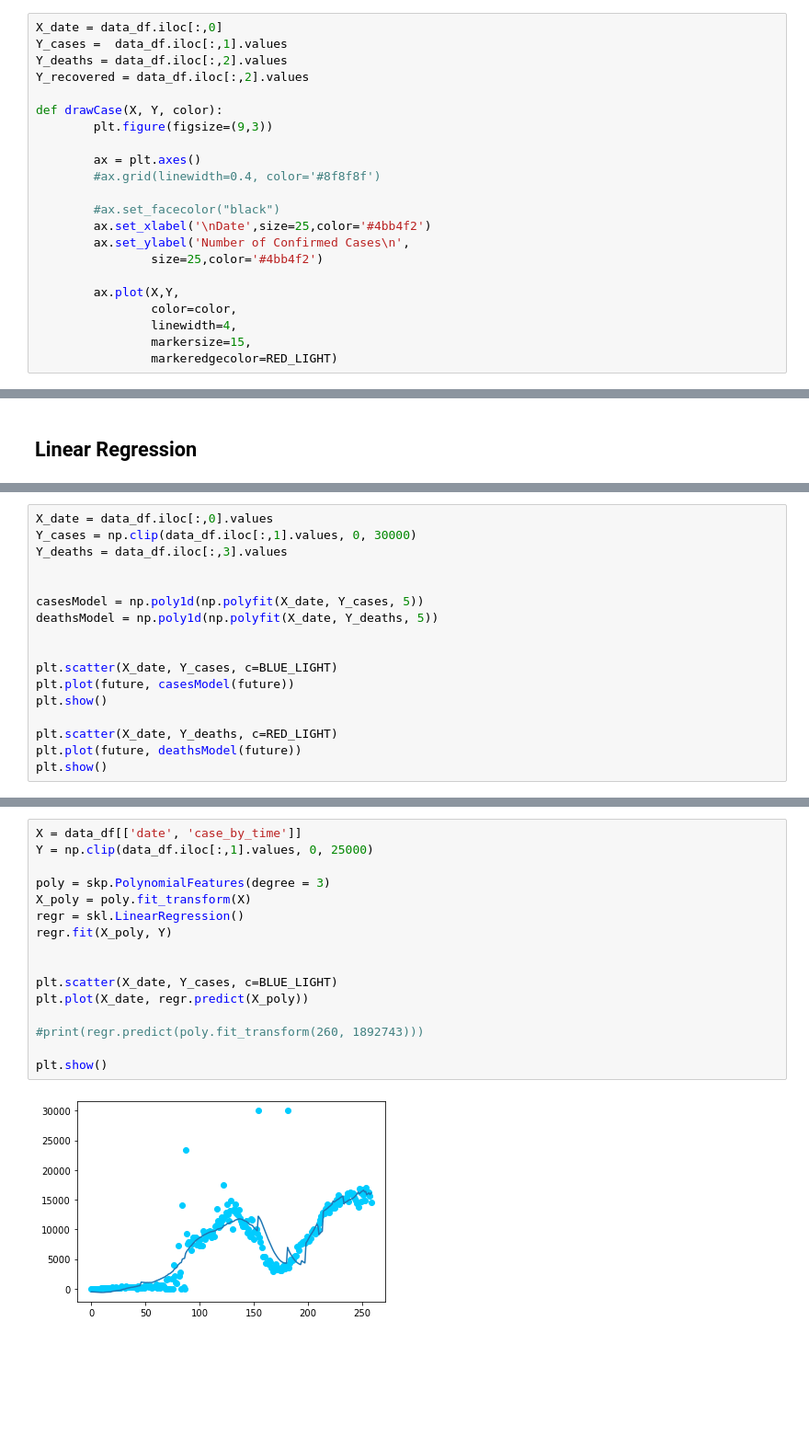
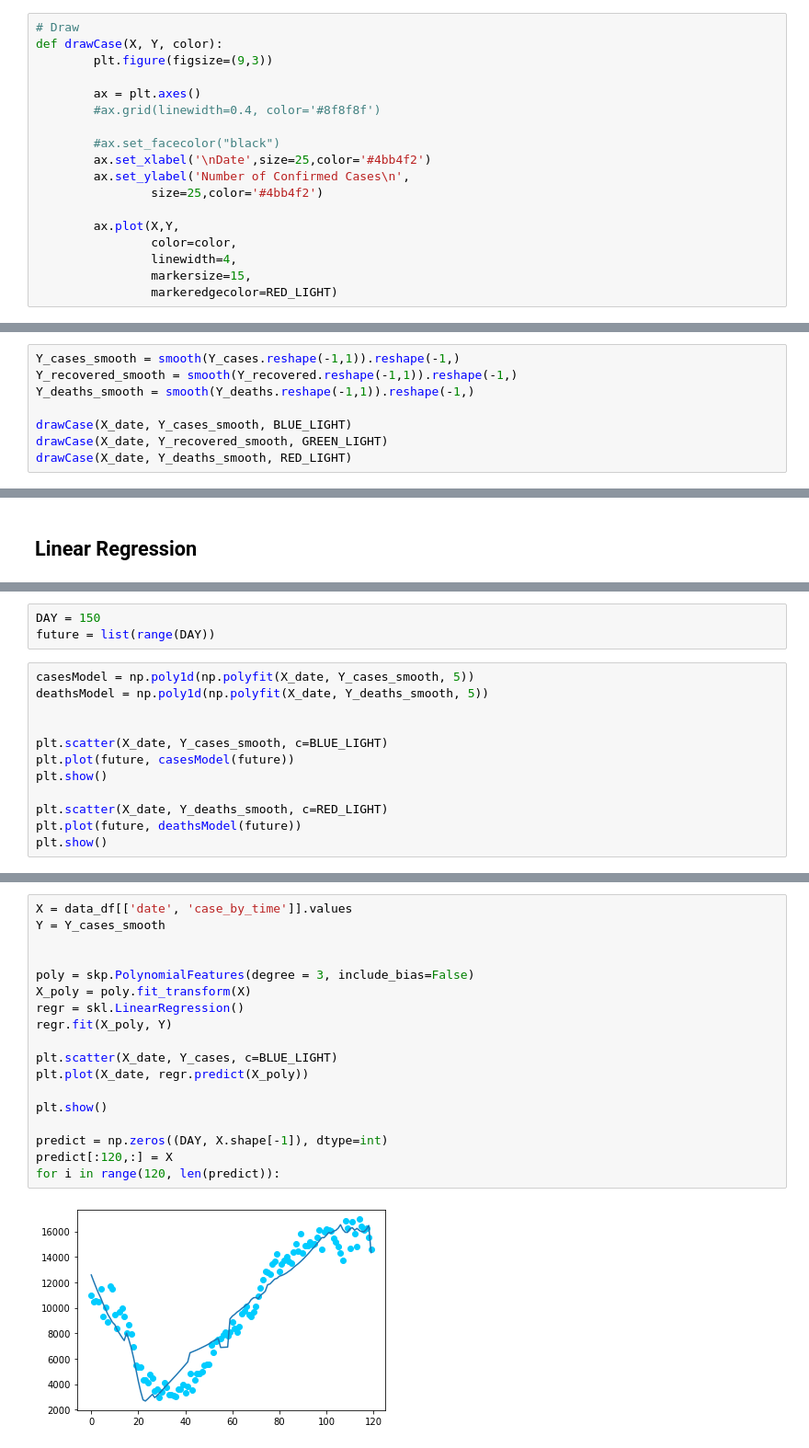
Before and after one commit to zero-nnkn/vietnam-covid19-prediction, a Jupyter notebook: model.ipynb, the cells around one changed output, grey strips where cells are left out. Shown at 92% size. Cells and saved outputs as stored; diff of their text form; blank space fills up the shorter version.

```diff
--- a/model.ipynb
+++ b/model.ipynb
@@ -42,10 +65,6 @@ def smooth(data_array, k = 7):
     return copy
 # %%
-X_date = data_df.iloc[:,0]
-Y_cases =  data_df.iloc[:,1].values
-Y_deaths = data_df.iloc[:,2].values
-Y_recovered = data_df.iloc[:,2].values
-
+# Draw
 def drawCase(X, Y, color):
         plt.figure(figsize=(9,3))
 
@@ -82,0 +94,8 @@ drawCase(X_date, smooth(Y_deaths), RED_LIGHT)
+# %%
+Y_cases_smooth = smooth(Y_cases.reshape(-1,1)).reshape(-1,)
+Y_recovered_smooth = smooth(Y_recovered.reshape(-1,1)).reshape(-1,)
+Y_deaths_smooth = smooth(Y_deaths.reshape(-1,1)).reshape(-1,)
+
+drawCase(X_date, Y_cases_smooth, BLUE_LIGHT)
+drawCase(X_date, Y_recovered_smooth, GREEN_LIGHT)
+drawCase(X_date, Y_deaths_smooth, RED_LIGHT)
@@ -87,18 +108,16 @@ future = list(range(289))
+# %%
+DAY = 150
+future = list(range(DAY))
 # %%
-X_date = data_df.iloc[:,0].values
-Y_cases = np.clip(data_df.iloc[:,1].values, 0, 30000)
-Y_deaths = data_df.iloc[:,3].values
+casesModel = np.poly1d(np.polyfit(X_date, Y_cases_smooth, 5))
+deathsModel = np.poly1d(np.polyfit(X_date, Y_deaths_smooth, 5))
 
 
-casesModel = np.poly1d(np.polyfit(X_date, Y_cases, 5))
-deathsModel = np.poly1d(np.polyfit(X_date, Y_deaths, 5))
-
-
-plt.scatter(X_date, Y_cases, c=BLUE_LIGHT)
+plt.scatter(X_date, Y_cases_smooth, c=BLUE_LIGHT)
 plt.plot(future, casesModel(future))
 plt.show()
 
-plt.scatter(X_date, Y_deaths, c=RED_LIGHT)
+plt.scatter(X_date, Y_deaths_smooth, c=RED_LIGHT)
 plt.plot(future, deathsModel(future))
 plt.show()
 # %% [output]
@@ -107,18 +126,20 @@ plt.show()
 # %%
-X = data_df[['date', 'case_by_time']]
-Y = np.clip(data_df.iloc[:,1].values, 0, 25000)
+X = data_df[['date', 'case_by_time']].values
+Y = Y_cases_smooth
 
-poly = skp.PolynomialFeatures(degree = 3)
+
+poly = skp.PolynomialFeatures(degree = 3, include_bias=False)
 X_poly = poly.fit_transform(X)
 regr = skl.LinearRegression()
 regr.fit(X_poly, Y)
 
-
 plt.scatter(X_date, Y_cases, c=BLUE_LIGHT)
 plt.plot(X_date, regr.predict(X_poly))
 
-#print(regr.predict(poly.fit_transform(260, 1892743)))
+plt.show()
 
-plt.show()
+predict = np.zeros((DAY, X.shape[-1]), dtype=int)
+predict[:120,:] = X
+for i in range(120, len(predict)):
 # %% [output]
-[figure, old version]
+[figure, new version]
```
Also changed, not shown: parts of 9 cells of this notebook, 1 other file.
